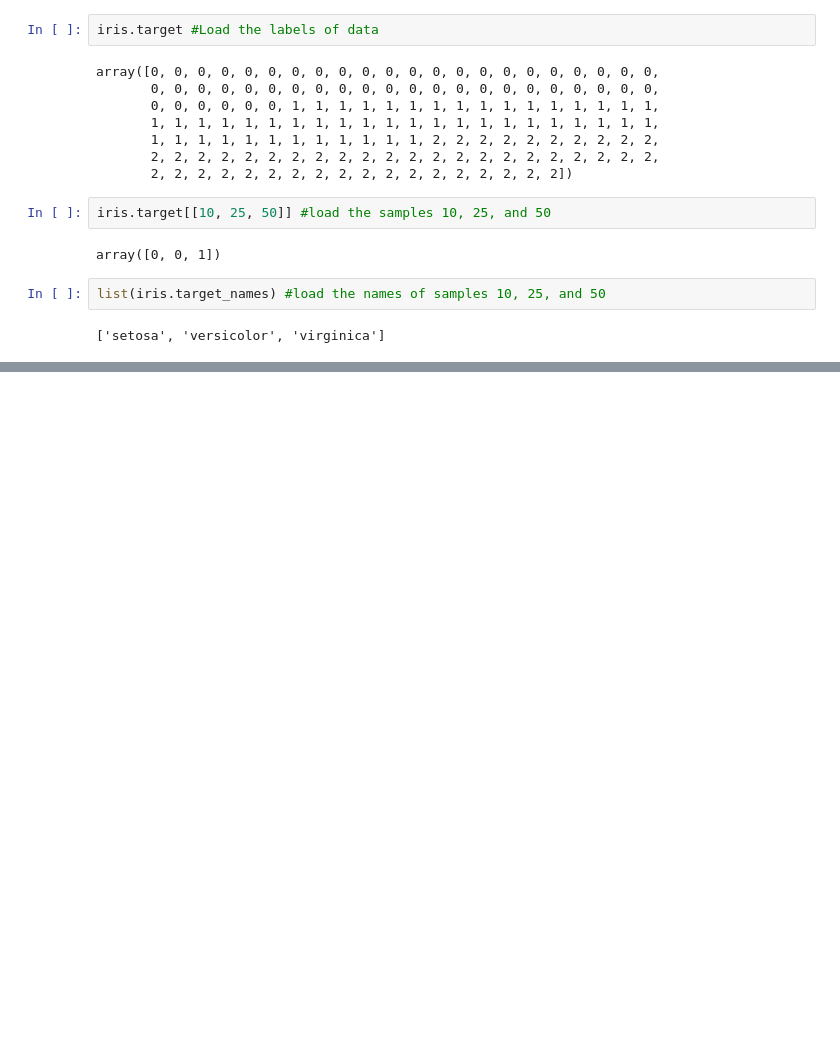
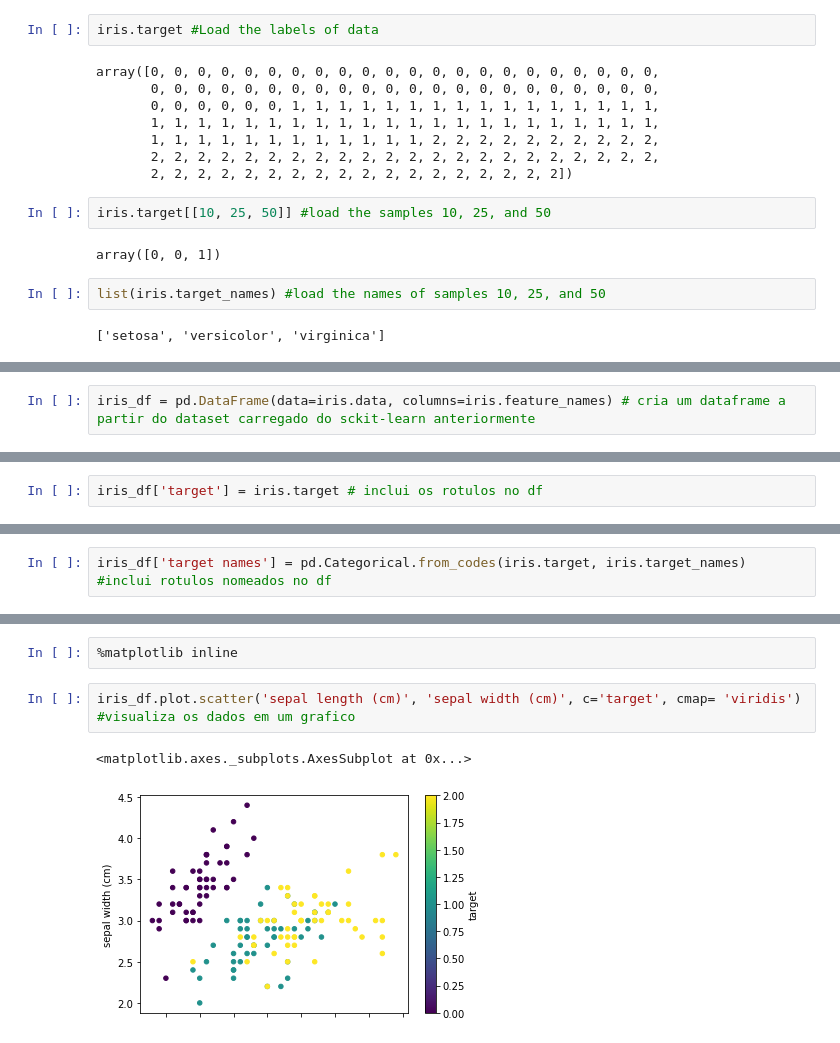
Before and after one commit to claudiamorazzoni/Assessment-ML-S, a Jupyter notebook: tutorial.sckit-learn.ipynb, the cells around one changed output, grey strips where cells are left out. Saved outputs shown, nothing was run; the diff lists cells and outputs as text; blank space fills up the shorter version.

```diff
--- a/tutorial.sckit-learn.ipynb
+++ b/tutorial.sckit-learn.ipynb
@@ -66,0 +82,2 @@ At first, intuition is also an important part of the process to guide us on how
+# %%
+iris_df = pd.DataFrame(data=iris.data, columns=iris.feature_names) # cria um dataframe a partir do dataset carregado do sckit-learn anteriormente
@@ -66,0 +100,2 @@ At first, intuition is also an important part of the process to guide us on how
+# %%
+iris_df['target'] = iris.target # inclui os rotulos no df
@@ -66,0 +111,2 @@ At first, intuition is also an important part of the process to guide us on how
+# %%
+iris_df['target names'] = pd.Categorical.from_codes(iris.target, iris.target_names) #inclui rotulos nomeados no df
@@ -66,0 +122,7 @@ At first, intuition is also an important part of the process to guide us on how
+# %%
+%matplotlib inline
+# %%
+iris_df.plot.scatter('sepal length (cm)', 'sepal width (cm)', c='target', cmap= 'viridis') #visualiza os dados em um grafico
+# %% [output]
+<matplotlib.axes._subplots.AxesSubplot at 0x...>
+[figure, added]
```
Also changed, not shown: parts of 17 cells of this notebook, 3 other files.
